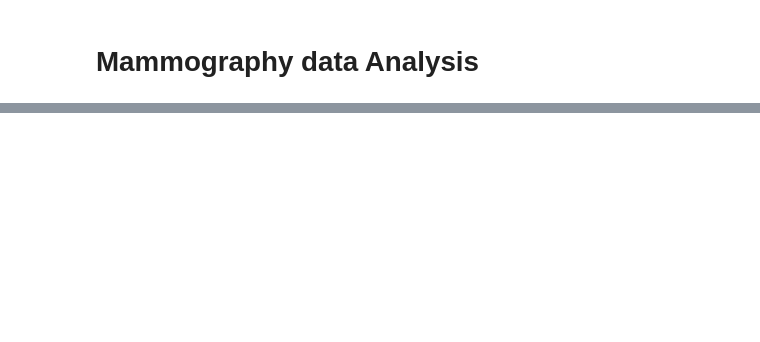
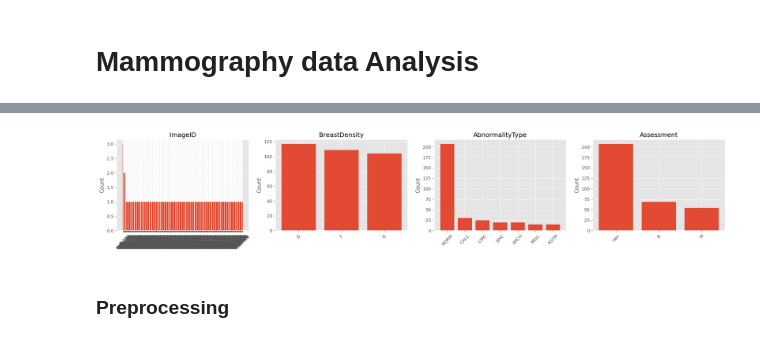
Before and after one commit to sreerag-chandrasekharan/Detection-of-Breast-Abnormalities-from-Mammogram, a Jupyter notebook: Main/Data Analysis/Analysis.ipynb, the cells around one changed output, grey strips where cells are left out. Cells and saved outputs as stored; diff of their text form; code cells hidden in the pictures; blank space fills up the shorter version.

Commit message:
save data preprocessed

```diff
--- a/Main/Data Analysis/Analysis.ipynb
+++ b/Main/Data Analysis/Analysis.ipynb
@@ -4,0 +84,2 @@
+# %%
+df = load_data('C:/Users/Sreerag/Documents/ML_chellange/Detection-of-Breast-Abnormalities/Detection-of-Breast-Abnormalities-from-Mammogram/Main/Data/Parse_data.txt')
@@ -4,0 +108,6 @@
+# %%
+initial_plot(df)
+# %% [output]
+[figure, added]
+# %% [markdown]
+### Preprocessing
```
Also changed, not shown: parts of 15 cells of this notebook.
